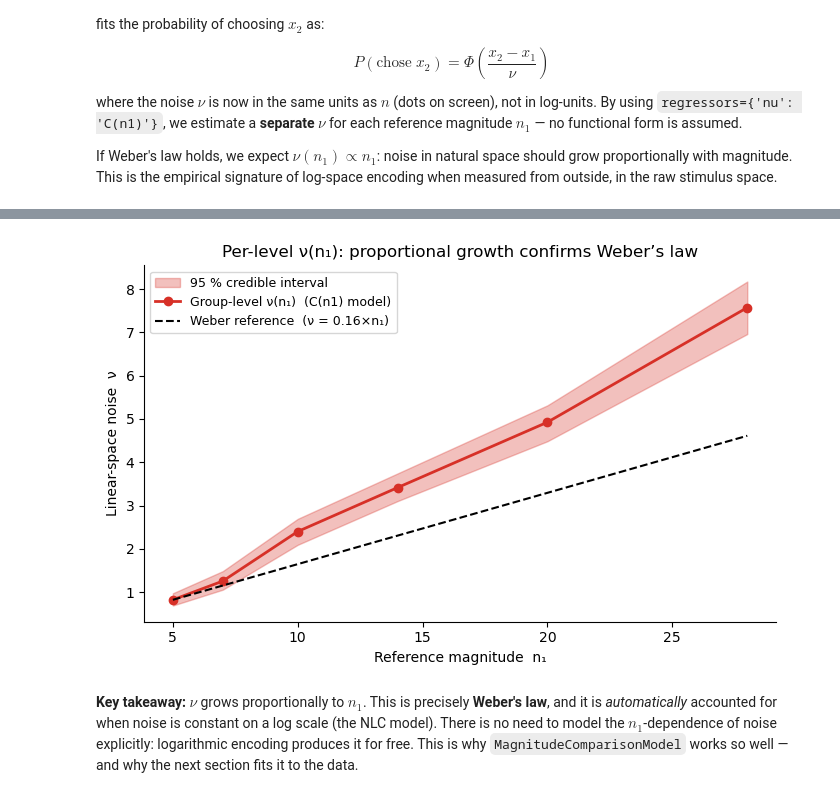
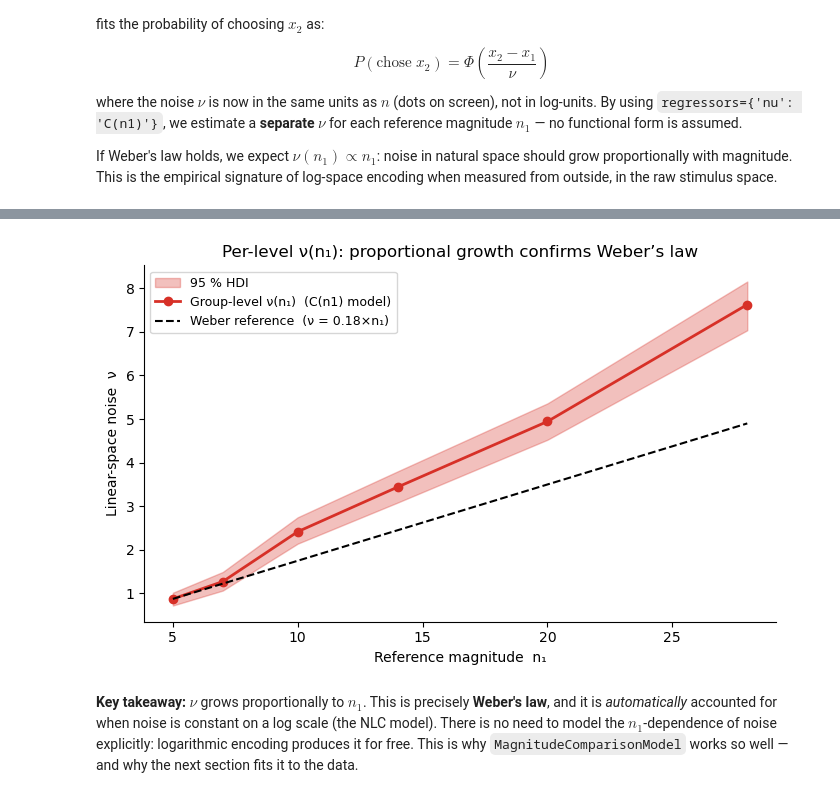
Before and after one commit to ruffgroup/bauer, a Jupyter notebook: docs/tutorial/lesson1.ipynb, the cells around one changed output, grey strips where cells are left out. Saved outputs shown, nothing was run; the diff lists cells and outputs as text; code cells hidden in the pictures.

```diff
--- a/docs/tutorial/lesson1.ipynb
+++ b/docs/tutorial/lesson1.ipynb
@@ -448,33 +448,38 @@ Sampling 4 chains for 150 tune and 150 draw iterations (600 + 600 draws total) t
 The rhat statistic is larger than 1.01 for some parameters. This indicates problems during sampling. See https://arxiv.org/abs/1903.08008 for details
 The effective sample size per chain is smaller than 100 for some parameters.  A higher number is needed for reliable rhat and ess computation. See https://arxiv.org/abs/1903.08008 for details
 # %%
-# Extract group-level nu at each unique n1 level via the model's design matrix
+from bauer.utils import summarize_posterior
+
+# Group-level nu at each n1 level, on the natural scale. conditionwise_draws
+# rebuilds the design matrix for each row of `conditions_n1`, applies the
+# softplus link per posterior draw and returns long-format draws
+# (one row per parameter x chain x draw x condition).
 conditions_n1 = pd.DataFrame({'n1': n1_unique})
-cond_pars = model_lin_reg.get_conditionwise_parameters(idata_lin_reg, conditions_n1, group=True)
-nu_at_n1 = cond_pars.xs('nu', level='parameter')  # posterior samples × n1 levels
+nu_draws = model_lin_reg.conditionwise_draws(idata_lin_reg, conditions_n1, parameters=['nu'])
 
-nu_mean = nu_at_n1.mean(0).values
-nu_lo, nu_hi = np.percentile(nu_at_n1.values, [2.5, 97.5], axis=0)
-n1_arr = np.array(n1_unique, dtype=float)
+# Posterior mean + 95% HDI per n1 level
+nu_summary = summarize_posterior(nu_draws, ['parameter', 'n1'])
+n1_arr = nu_summary['n1'].values.astype(float)
+nu_mean, nu_lo, nu_hi = nu_summary['mean'].values, nu_summary['lo'].values, nu_summary['hi'].values
 
 fig, ax = plt.subplots(figsize=(7, 4.5))
-ax.fill_between(n1_arr, nu_lo, nu_hi, alpha=.30, color='#d73027', label='95 % credible interval')
+ax.fill_between(n1_arr, nu_lo, nu_hi, alpha=.30, color='#d73027', label='95 % HDI')
 ax.plot(n1_arr, nu_mean, lw=2, color='#d73027', marker='o', ms=6,
         label='Group-level ν(n₁)  (C(n1) model)')
 
 # Weber's law reference: proportional noise  ν ∝ n1
 k_weber = nu_mean[0] / n1_arr[0]
 ax.plot(n1_arr, k_weber * n1_arr, '--k', lw=1.5,
         label=f'Weber reference  (ν = {k_weber:.2f}×n₁)')
 
 ax.set_xlabel('Reference magnitude  n₁')
 ax.set_ylabel('Linear-space noise  ν')
 ax.set_title('Per-level ν(n₁): proportional growth confirms Weber’s law')
 ax.legend(fontsize=9)
 sns.despine()
 plt.tight_layout()
 # %% [output]
-[figure, old version]
+[figure, new version]
 # %% [markdown]
 **Key takeaway:** $\nu$ grows proportionally to $n_1$.  This is precisely **Weber's
 law**, and it is *automatically* accounted for when noise is constant on a log scale (the
```
Also changed, not shown: parts of 22 cells of this notebook, 4 other files.
